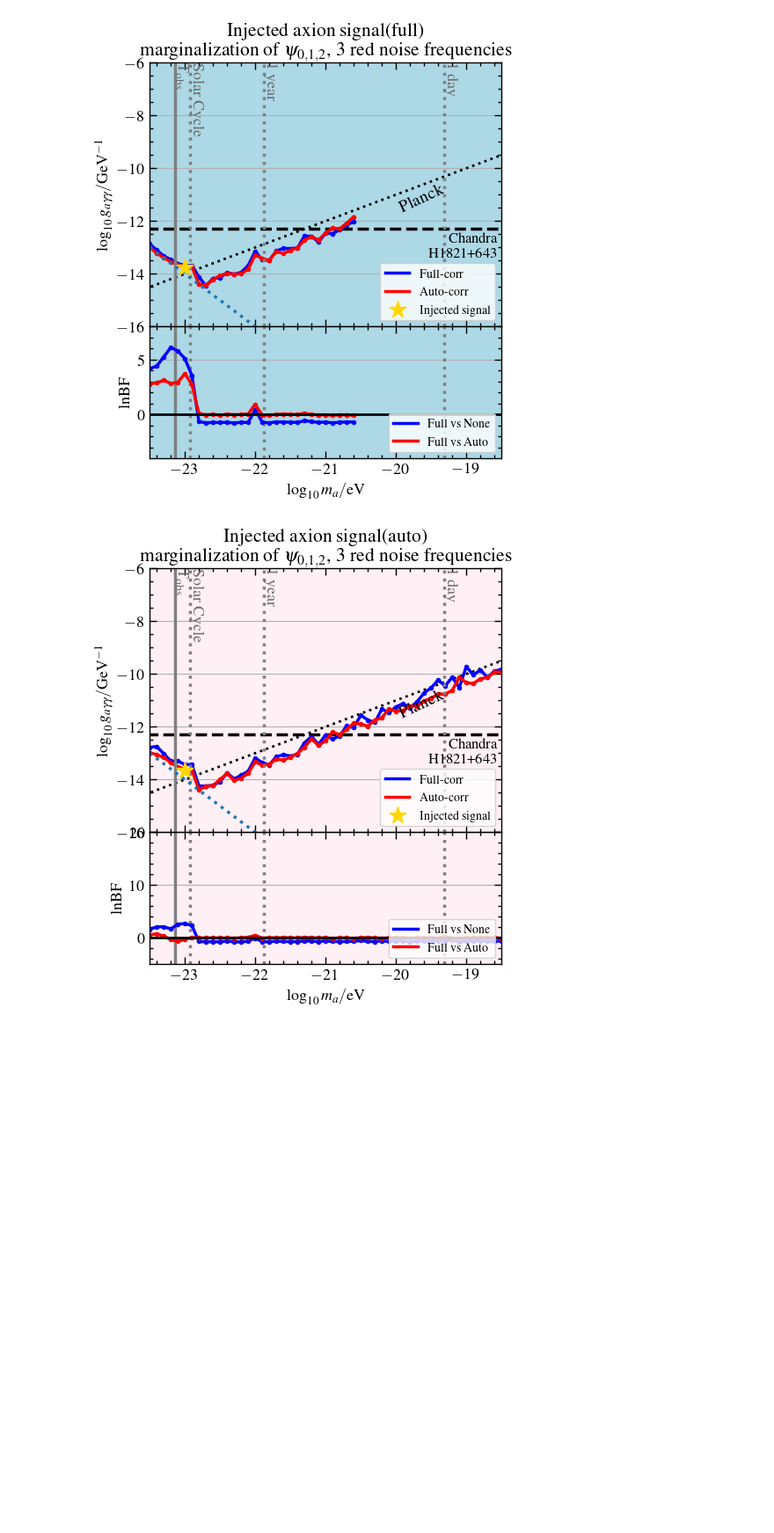
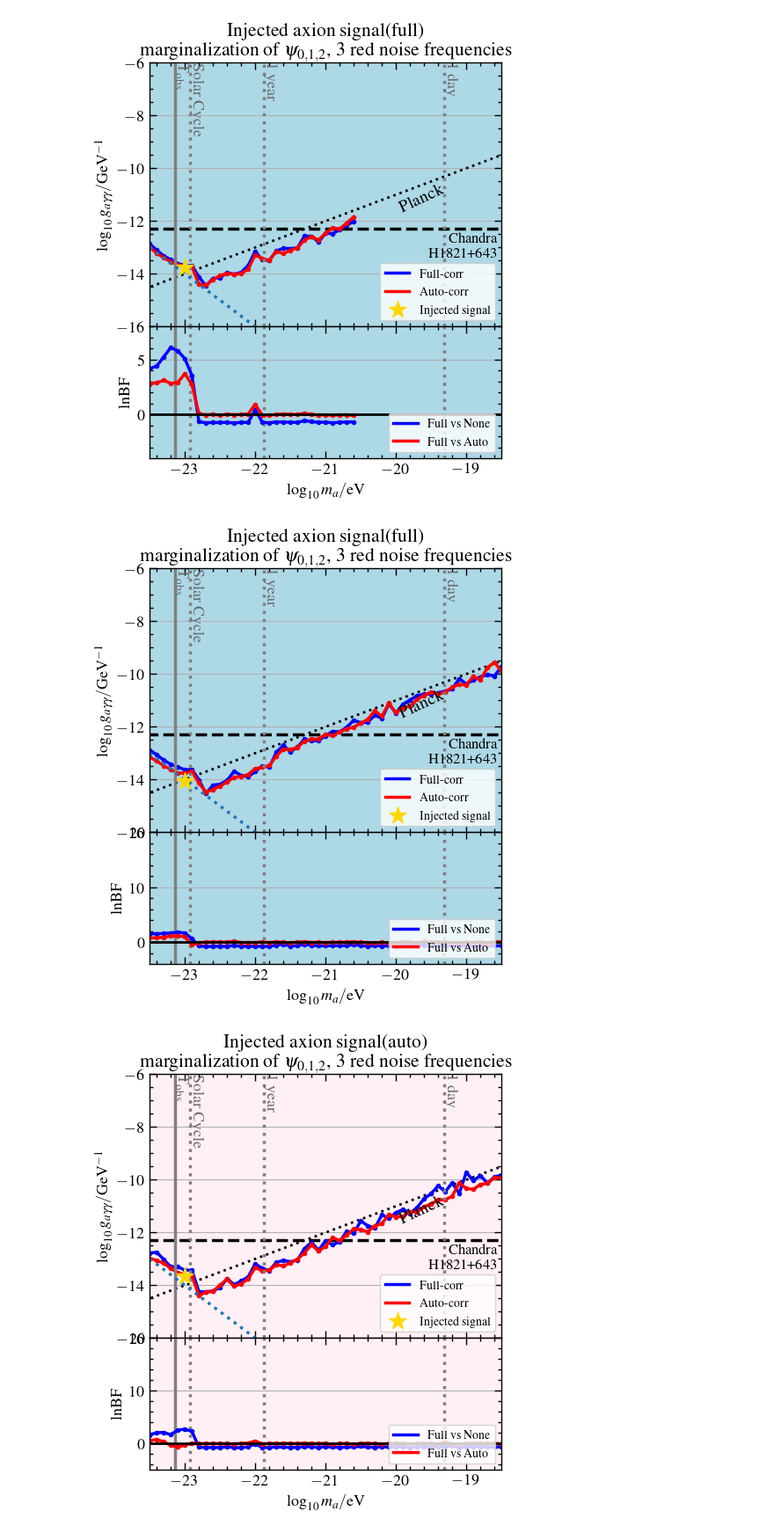
Before and after one commit to XueXiao-Physics/PPA, a Jupyter notebook: 2_Result.ipynb, the cells around one changed output. Shown at 88% size. Drawn from its saved outputs; the diff is of its cells as text; code cells hidden in the pictures; blank space fills up the shorter version.

```diff
--- a/2_Result.ipynb
+++ b/2_Result.ipynb
@@ -539,6 +559,75 @@ make_bf_plot(axes[1],l10ma,lbf_af,lbf_nf)
 plt.savefig("Figures/mock1.jpg")
 # %% [output]
 [figure]
+# %%
+# True
+fig,axes = plt.subplots(2,1,figsize=(5,6),sharex=True,gridspec_kw={'height_ratios': [4, 2]})
+lbf_nf = None; lbf_af = None; ul_auto= None; ul_full=None;
+plt.subplots_adjust(left=0.15,
+                    bottom=0.10,
+                    right=0.95,
+                    top=0.85,
+                    wspace=0.0,
+                    hspace=0.0)
+
+
+l10ma = np.arange(0,51)*0.1 -23.5
+
+
+ul_auto = np.array([-1.395, -1.657, -1.93 , -2.175, -2.399, -2.516, -2.531, -3.092,
+       -3.535, -3.528, -3.509, -3.448, -3.371, -3.441, -3.465, -3.342,
+       -3.394, -3.425, -3.168, -3.   , -3.125, -3.13 , -3.003, -3.027,
+       -3.123, -3.036, -3.187, -3.156, -3.137, -3.165, -3.12 , -3.074,
+       -2.848, -3.159, -2.759, -3.227, -3.136, -3.172, -3.02 , -2.966,
+       -2.937, -3.119, -3.132, -3.06 , -3.046, -3.172, -2.94 , -3.184,
+       -2.814, -2.712, -3.148])
+
+
+ul_full = np.array([-1.132, -1.417, -1.719, -1.98 , -2.185, -2.383, -2.476, -2.967,
+       -3.583, -3.367, -3.431, -3.393, -3.142, -3.4  , -3.55 , -3.455,
+       -3.332, -3.49 , -3.024, -2.859, -3.202, -3.126, -2.925, -3.093,
+       -3.176, -3.095, -3.03 , -3.148, -3.077, -2.909, -3.1  , -3.186,
+       -3.014, -3.236, -2.788, -3.24 , -2.999, -2.944, -2.878, -2.926,
+       -3.008, -3.064, -3.105, -3.121, -2.835, -3.132, -3.088, -3.071,
+       -3.078, -3.231, -2.977])
+
+
+
+axes[0].scatter(-23,l10S_to_l10ga(-2.8,-23),s=200,marker="*",color="gold",zorder=4,alpha=1,label="Injected signal")
+axes[0].set_facecolor('lightblue')
+make_ul_plot(axes[0],l10ma,ul_auto,ul_full)
+axes[0].set_title("Injected axion signal(full)\n"+r"marginalization of $\psi_{0,1,2}$, 3 red noise frequencies")
+axes[0].plot(l10ma , -13-2*(l10ma+23.5),':')
+
+
+lbf_af = np.array([ 7.884e-01,  8.138e-01,  9.206e-01,  1.129e+00,  1.158e+00,
+        1.009e+00, -4.883e-01, -3.512e-02,  6.624e-03,  5.091e-02,
+        2.261e-02,  1.721e-02,  2.002e-01, -2.846e-02, -4.869e-02,
+       -2.725e-02,  6.540e-02, -4.777e-02,  9.942e-02, -1.838e-02,
+       -6.860e-02,  3.100e-02,  1.198e-01, -2.528e-02,  5.647e-04,
+       -4.566e-02,  2.407e-02, -1.666e-02,  5.799e-02,  9.519e-02,
+        8.291e-03, -4.212e-02, -1.365e-01,  1.958e-02, -1.838e-01,
+       -6.004e-02,  1.334e-01,  5.482e-02, -1.141e-01,  1.446e-01,
+        5.328e-03,  6.421e-02, -2.325e-02, -6.625e-02, -3.200e-02,
+       -2.232e-02, -5.705e-02,  7.159e-02, -2.019e-01,  1.145e-01,
+        9.889e-02])
+
+
+lbf_nf = np.array([ 1.544,  1.573,  1.581,  1.71 ,  1.805,  1.697,  0.655, -0.65 ,
+       -0.784, -0.726, -0.719, -0.757, -0.564, -0.75 , -0.721, -0.739,
+       -0.744, -0.754, -0.506, -0.349, -0.688, -0.624, -0.353, -0.566,
+       -0.648, -0.645, -0.609, -0.632, -0.592, -0.422, -0.593, -0.713,
+       -0.61 , -0.677, -0.647, -0.677, -0.549, -0.598, -0.583, -0.54 ,
+       -0.595, -0.656, -0.679, -0.656, -0.604, -0.665, -0.673, -0.695,
+       -0.631, -0.633, -0.626])
+
+
+
+axes[1].set_facecolor('lightblue')
+make_bf_plot(axes[1],l10ma,lbf_af,lbf_nf)
+#plt.savefig("Figures/ul_bf_iono_10.pdf")
+# %% [output]
+[figure, added]
 # %%
 # True
 fig,axes = plt.subplots(2,1,figsize=(5,6),sharex=True,gridspec_kw={'height_ratios': [4, 2]})
```
Also changed, not shown: parts of 4 cells of this notebook.
